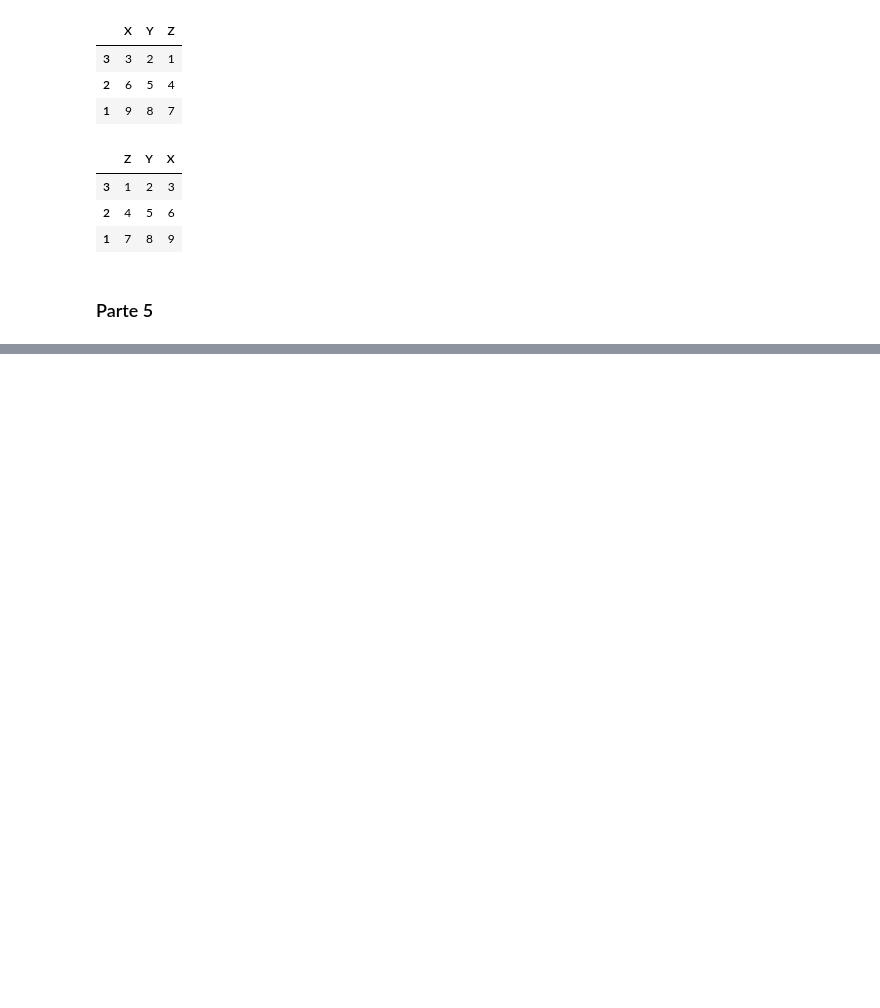
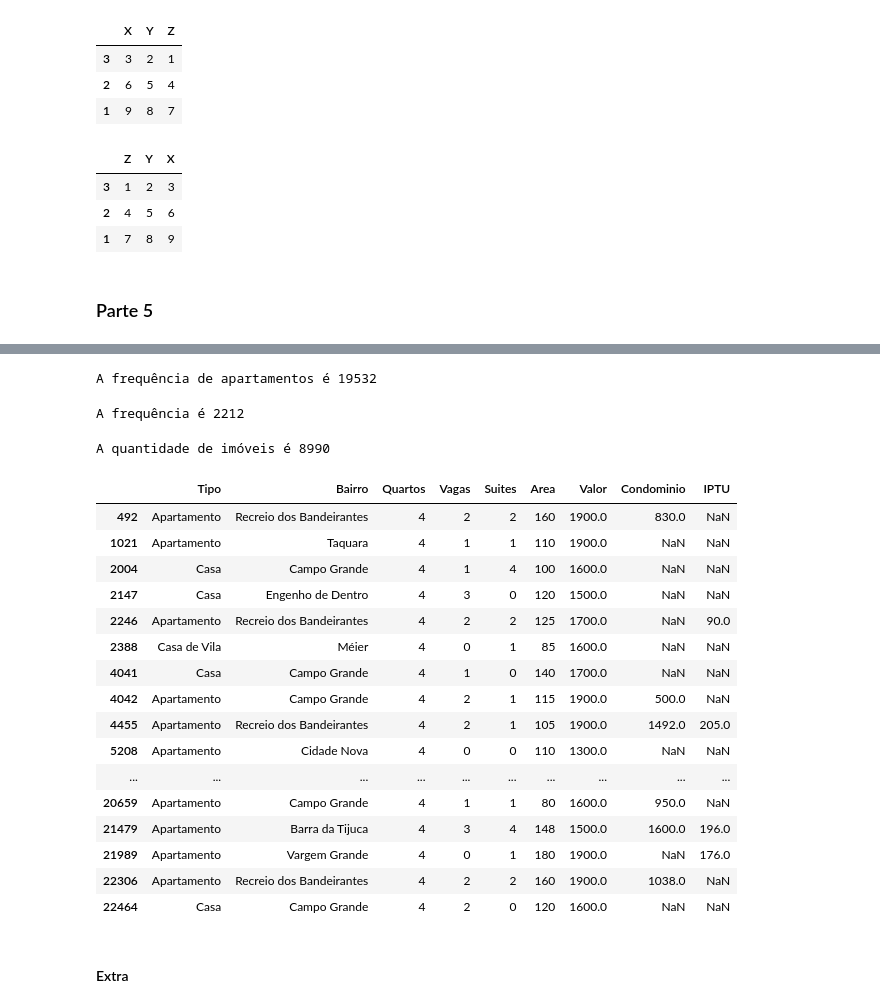
Before and after one commit to Mathtzt/data-science, a Jupyter notebook: aprendizado/pandas.ipynb, the cells around one changed output, grey strips where cells are left out. Drawn from its saved outputs; the diff is of its cells as text; code cells hidden in the pictures; blank space fills up the shorter version.

```diff
--- a/aprendizado/pandas.ipynb
+++ b/aprendizado/pandas.ipynb
@@ -553,0 +572,45 @@ df
+# %%
+# Selecionando somente os imóveis classificados com tipo 'Apartamento'
+selecao = dados_residencial['Tipo'] == 'Apartamento'
+n1 = dados_residencial[selecao].shape[0]
+print(f"A frequência de apartamentos é {n1}")
+# %% [output]
+A frequência de apartamentos é 19532
+# %%
+# Selecionando os imóveis classificados com tipos 'Casa', 'Casa de Condomínio' e 'Casa de Vila'
+selecao = (dados_residencial['Tipo'] == 'Casa')| (dados_residencial['Tipo'] == 'Casa de Condomínio')| (dados_residencial['Tipo'] == 'Casa de Vila')
+n2 = dados_residencial[selecao].shape[0]
+print(f"A frequência é {n2}")
+# %% [output]
+A frequência é 2212
+# %%
+# Selecionando os imóveis com área entre 60 e 100 metros quadrados, incluindo os limites
+selecao = (dados_residencial['Area'] >= 60) & (dados_residencial['Area'] <= 100)
+n3 = dados_residencial[selecao].shape[0]
+print(f"A quantidade de imóveis é {n3}")
+# %% [output]
+A quantidade de imóveis é 8990
+# %%
+# Selecionando imóveis que tenham pelo menos 4 quartos e aluguel menor que 2k
+selecao = (dados_residencial['Quartos'] >= 4) & (dados_residencial['Valor'] < 2000)
+dados_residencial[selecao]
+# %% [output]
+|  | Tipo | Bairro | Quartos | Vagas | Suites | Area | Valor | Condominio | IPTU |
+| 492 | Apartamento | Recreio dos Bandeirantes | 4 | 2 | 2 | 160 | 1900.0 | 830.0 | NaN |
+| 1021 | Apartamento | Taquara | 4 | 1 | 1 | 110 | 1900.0 | NaN | NaN |
+| 2004 | Casa | Campo Grande | 4 | 1 | 4 | 100 | 1600.0 | NaN | NaN |
+| 2147 | Casa | Engenho de Dentro | 4 | 3 | 0 | 120 | 1500.0 | NaN | NaN |
+| 2246 | Apartamento | Recreio dos Bandeirantes | 4 | 2 | 2 | 125 | 1700.0 | NaN | 90.0 |
+| 2388 | Casa de Vila | Méier | 4 | 0 | 1 | 85 | 1600.0 | NaN | NaN |
+| 4041 | Casa | Campo Grande | 4 | 1 | 0 | 140 | 1700.0 | NaN | NaN |
+| 4042 | Apartamento | Campo Grande | 4 | 2 | 1 | 115 | 1900.0 | 500.0 | NaN |
+| 4455 | Apartamento | Recreio dos Bandeirantes | 4 | 2 | 1 | 105 | 1900.0 | 1492.0 | 205.0 |
+| 5208 | Apartamento | Cidade Nova | 4 | 0 | 0 | 110 | 1300.0 | NaN | NaN |
+| ... | ... | ... | ... | ... | ... | ... | ... | ... | ... |
+| 20659 | Apartamento | Campo Grande | 4 | 1 | 1 | 80 | 1600.0 | 950.0 | NaN |
+| 21479 | Apartamento | Barra da Tijuca | 4 | 3 | 4 | 148 | 1500.0 | 1600.0 | 196.0 |
+| 21989 | Apartamento | Vargem Grande | 4 | 0 | 1 | 180 | 1900.0 | NaN | 176.0 |
+| 22306 | Apartamento | Recreio dos Bandeirantes | 4 | 2 | 2 | 160 | 1900.0 | 1038.0 | NaN |
+| 22464 | Casa | Campo Grande | 4 | 2 | 0 | 120 | 1600.0 | NaN | NaN |
+# %% [markdown]
+#### Extra
```
Also changed, not shown: parts of 16 cells of this notebook.
